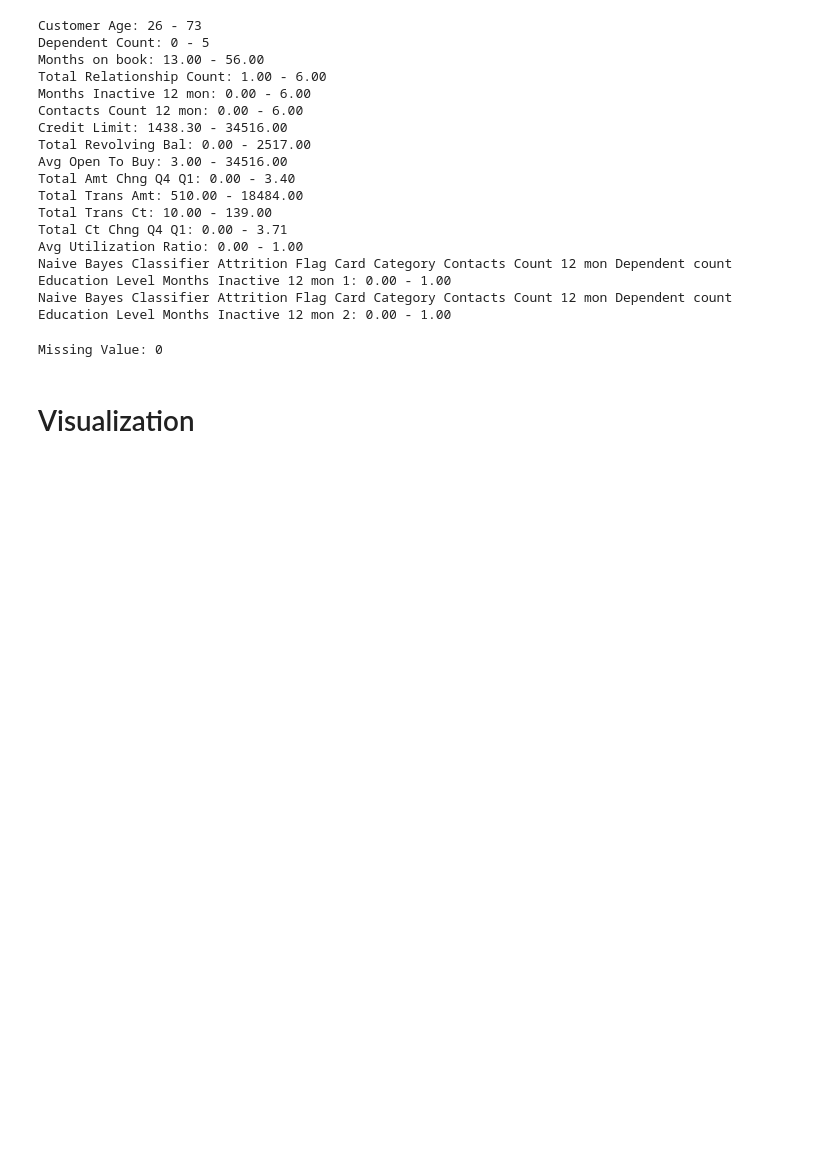
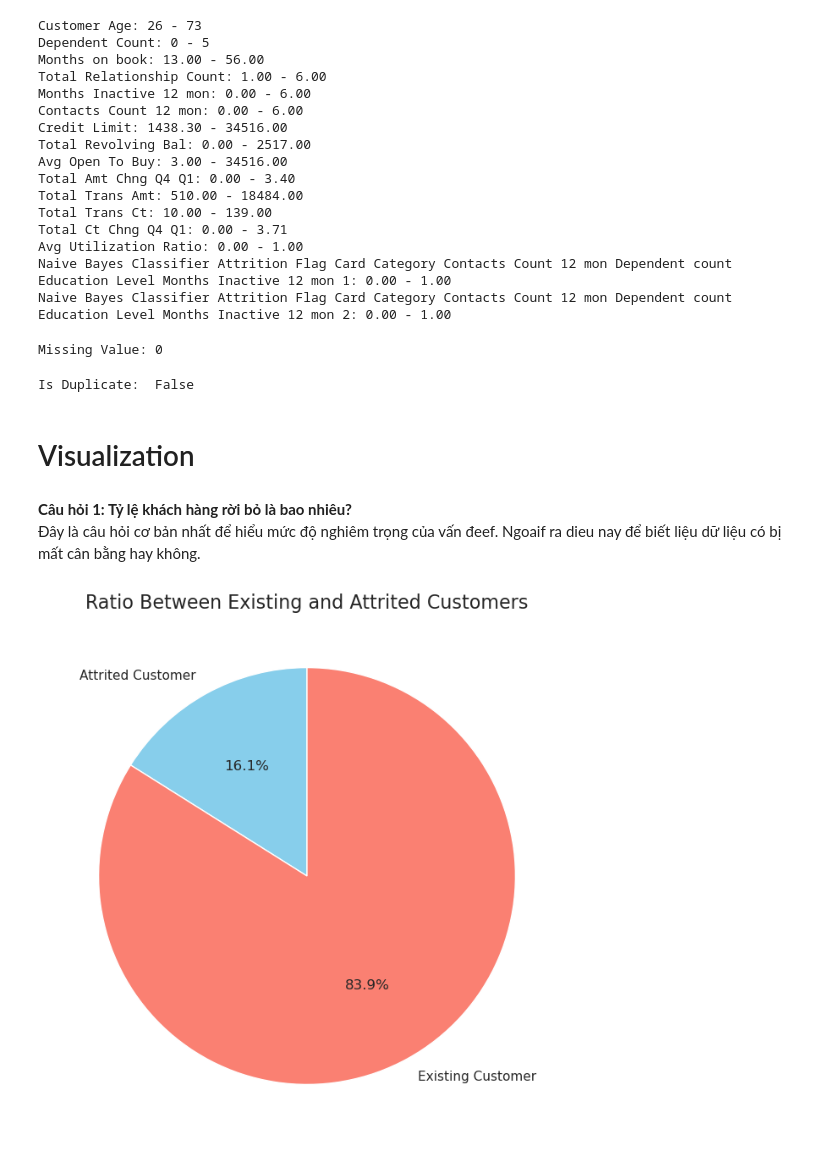
Before and after one commit to banlanhat69/DataSience-CreditCard, a Jupyter notebook: notebooks/01_data_exploring.ipynb, the cells around one changed output. Saved outputs shown, nothing was run; the diff lists cells and outputs as text; code cells hidden in the pictures; blank space fills up the shorter version.

Commit message:
update visualization

```diff
--- a/notebooks/01_data_exploring.ipynb
+++ b/notebooks/01_data_exploring.ipynb
@@ -106,5 +111,22 @@ Naive Bayes Classifier Attrition Flag Card Category Contacts Count 12 mon Depend
 print(f"Missing Value: {sum(data[data == ''])}") # data dtype is string
 # %% [output]
 Missing Value: 0
+# %%
+is_dupicate = False
+customer_ID = data[:, 0]
+if (len(np.unique(customer_ID)) < len(customer_ID)):
+    is_dupicate = True
+print("Is Duplicate: ", is_dupicate)
+# %% [output]
+Is Duplicate:  False
 # %% [markdown]
 # Visualization
+# %% [markdown]
+**Câu hỏi 1: Tỷ lệ khách hàng rời bỏ là bao nhiêu?**
+Đây là câu hỏi cơ bản nhất để hiểu mức độ nghiêm trọng của vấn đeef.
+Ngoaif ra dieu nay để biết liệu dữ liệu có bị mất cân bằng hay không.
+# %%
+attrition_flag_data = data[:, 1]
+visualization.plot_attrition_pie_chart(attrition_flag_data)
+# %% [output]
+[figure, added]
```
Also changed, not shown: parts of 16 cells of this notebook, 1 other file.
